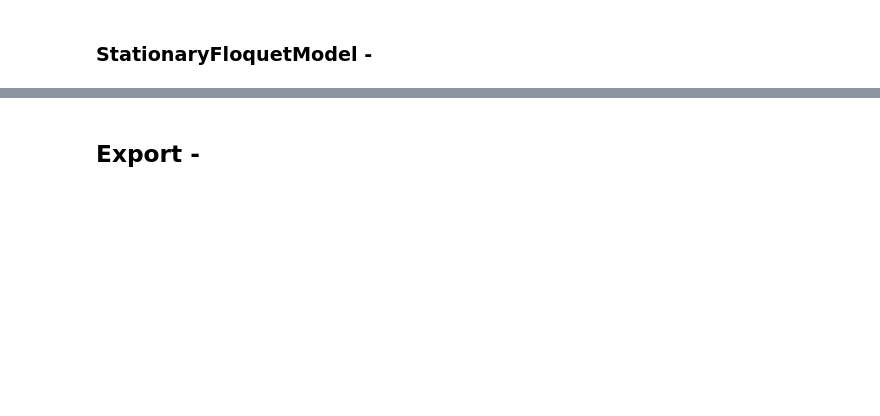
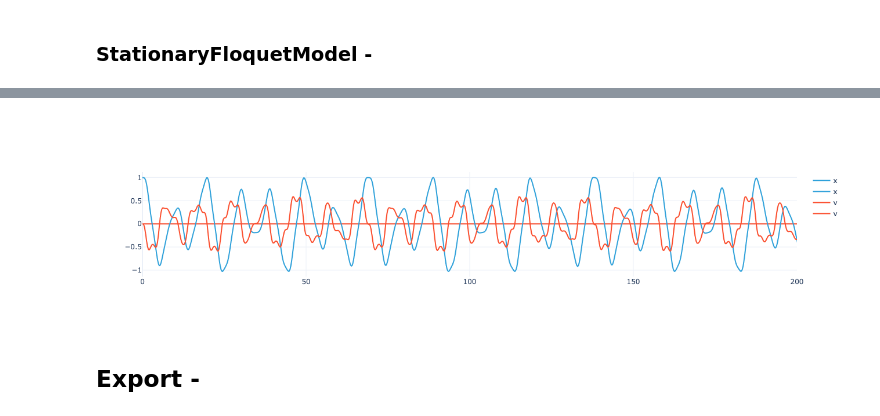
Before and after one commit to simonkeys/pylgs, a Jupyter notebook: nbs/api/pymor/models.ipynb, the cells around one changed output, grey strips where cells are left out. Cells and saved outputs as stored; diff of their text form; code cells hidden in the pictures; blank space fills up the shorter version.

```diff
--- a/nbs/api/pymor/models.ipynb
+++ b/nbs/api/pymor/models.ipynb
@@ -114,0 +743,7 @@ class InstationaryModel(InstationaryModel):
+# %%
+#| export
+def floquet_reconstruction_array(n_vector, time, mu):
+    time_coord = time_space(time).coords['Time']
+    fourier_coord = fourier_space(n_vector).coords['Fourier coefficient']
+    nu = ExpressionParameterFunctional('nu', {'nu': 1}).evaluate(mu)
+    return np.exp(-1j * nu * time_coord * fourier_coord)
@@ -114,0 +768,8 @@ class InstationaryModel(InstationaryModel):
+# %%
+#| export
+def floquet_reconstruction_operator(n_vector, time):
+    return XarrayFunctionalOperator(
+        GenericParameterFunctional(lambda mu: floquet_reconstruction_array(n_vector, time, mu), {'nu': 1}),
+        range=time_space(time),
+        source=fourier_space(n_vector),
+    )
@@ -333,0 +842,8 @@ class StationaryFloquetModel(StationaryModel):
+# %%
+floquet = StationaryFloquetModel(
+    operator, #.with_(solver_options={'inverse': {'type': 'scipy_lgmres_spilu'}}),
+    rhs,
+    mu,
+    n_vector,
+    time=np.linspace(0, 200, 1000)
+)
@@ -333,0 +870,3 @@ class StationaryFloquetModel(StationaryModel):
+# %%
+floquet_sol = floquet.solve(dict(nu=1.))
+floquet_sol
@@ -334,3 +894,9 @@ class StationaryFloquetModel(StationaryModel):
+# %%
+fig1 = floquet.reconstruct(floquet_sol, dict(c=.1, nu=1.)).real.visualize()
+fig2 = instationary_sol.visualize()
+go.Figure(data=fig1.data + fig2.data).update_layout(xaxis_range=(0, 200))
+# %% [output]
+[figure, added]
 # %% [markdown]
 ## Export -
 # %%
```
Also changed, not shown: parts of 109 cells of this notebook, 1 other file.
